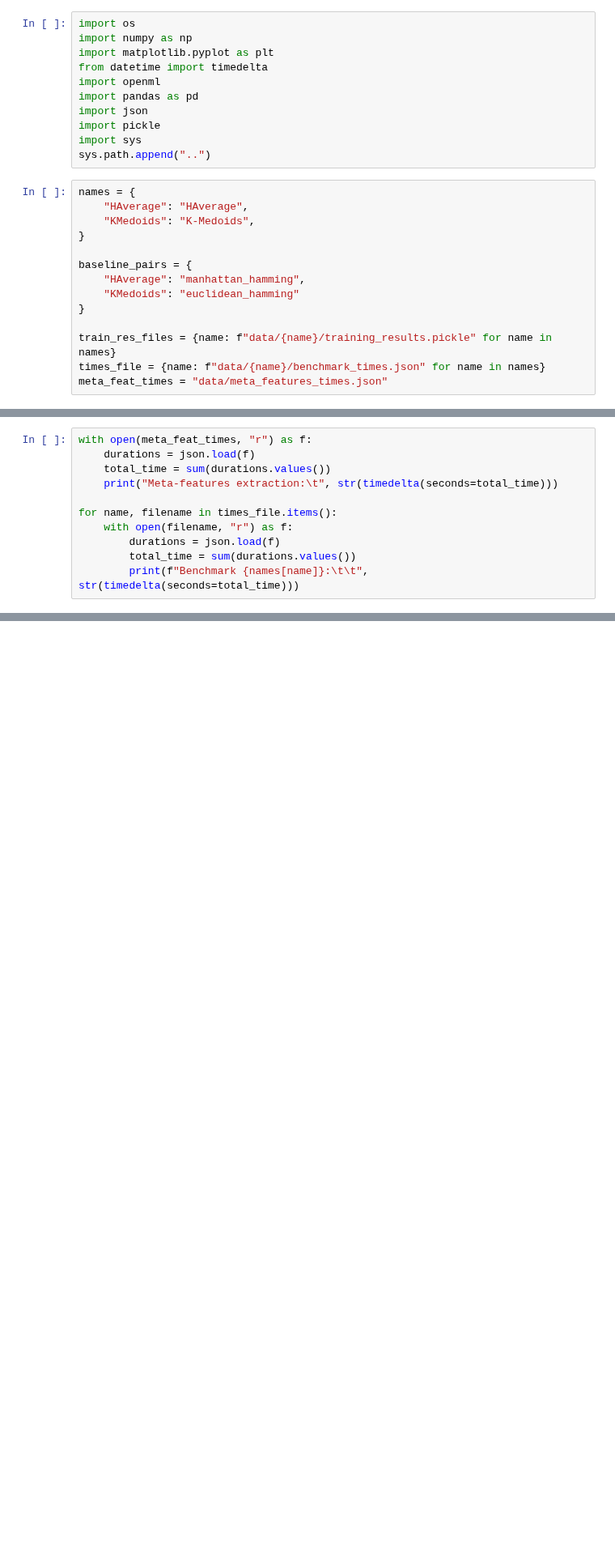
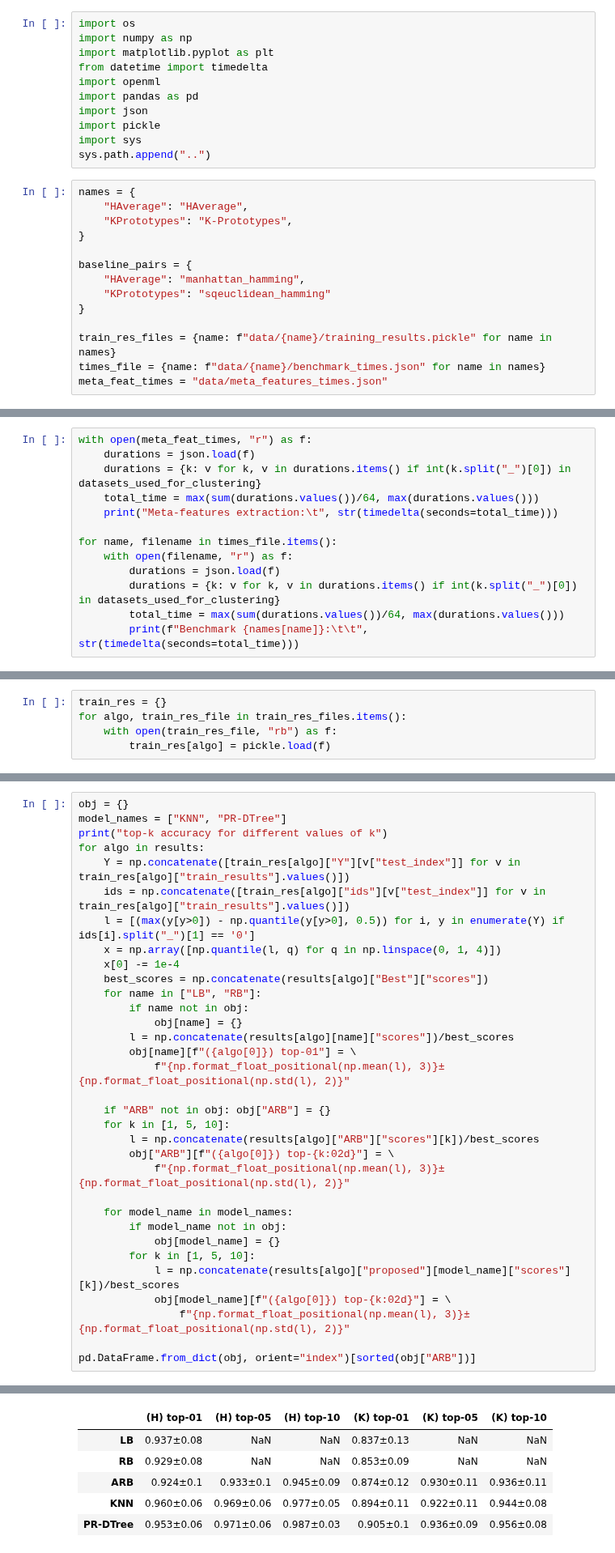
Before and after one commit to AbdoulayeDiop/simrec, a Jupyter notebook: experiments/paper.ipynb, the cells around one changed output, grey strips where cells are left out. Shown at 81% size. Saved outputs shown, nothing was run; the diff lists cells and outputs as text; blank space fills up the shorter version.

```diff
--- a/experiments/paper.ipynb
+++ b/experiments/paper.ipynb
@@ -12,12 +12,12 @@ sys.path.append("..")
 # %%
 names = {
     "HAverage": "HAverage",
-    "KMedoids": "K-Medoids",
+    "KPrototypes": "K-Prototypes",
 }
 
 baseline_pairs = {
     "HAverage": "manhattan_hamming",
-    "KMedoids": "euclidean_hamming"
+    "KPrototypes": "sqeuclidean_hamming"
 }
 
 train_res_files = {name: f"data/{name}/training_results.pickle" for name in names}
@@ -56,12 +59,14 @@ Description of selected data sets:
 # %%
 with open(meta_feat_times, "r") as f:
     durations = json.load(f)
-    total_time = sum(durations.values())
+    durations = {k: v for k, v in durations.items() if int(k.split("_")[0]) in datasets_used_for_clustering}
+    total_time = max(sum(durations.values())/64, max(durations.values()))
     print("Meta-features extraction:\t", str(timedelta(seconds=total_time)))
 
 for name, filename in times_file.items():
     with open(filename, "r") as f:
         durations = json.load(f)
-        total_time = sum(durations.values())
+        durations = {k: v for k, v in durations.items() if int(k.split("_")[0]) in datasets_used_for_clustering}
+        total_time = max(sum(durations.values())/64, max(durations.values()))
         print(f"Benchmark {names[name]}:\t\t", str(timedelta(seconds=total_time)))
 # %% [output]
@@ -98,2 +76,7 @@ plt.show()
+# %%
+train_res = {}
+for algo, train_res_file in train_res_files.items():
+    with open(train_res_file, "rb") as f:
+        train_res[algo] = pickle.load(f)
 # %%
 from meta_learners import ndcg
@@ -140,0 +141,34 @@ for algo, t in train_res.items():
+# %%
+obj = {}
+model_names = ["KNN", "PR-DTree"]
+print("top-k accuracy for different values of k")
+for algo in results:
+    Y = np.concatenate([train_res[algo]["Y"][v["test_index"]] for v in train_res[algo]["train_results"].values()])
+    ids = np.concatenate([train_res[algo]["ids"][v["test_index"]] for v in train_res[algo]["train_results"].values()])
+    l = [(max(y[y>0]) - np.quantile(y[y>0], 0.5)) for i, y in enumerate(Y) if ids[i].split("_")[1] == '0']
+    x = np.array([np.quantile(l, q) for q in np.linspace(0, 1, 4)])
+    x[0] -= 1e-4
+    best_scores = np.concatenate(results[algo]["Best"]["scores"])
+    for name in ["LB", "RB"]:
+        if name not in obj:
+            obj[name] = {}
+        l = np.concatenate(results[algo][name]["scores"])/best_scores
+        obj[name][f"({algo[0]}) top-01"] = \
+            f"{np.format_float_positional(np.mean(l), 3)}±{np.format_float_positional(np.std(l), 2)}"
+
+    if "ARB" not in obj: obj["ARB"] = {}
+    for k in [1, 5, 10]:
+        l = np.concatenate(results[algo]["ARB"]["scores"][k])/best_scores
+        obj["ARB"][f"({algo[0]}) top-{k:02d}"] = \
+            f"{np.format_float_positional(np.mean(l), 3)}±{np.format_float_positional(np.std(l), 2)}"
+
+    for model_name in model_names:
+        if model_name not in obj:
+            obj[model_name] = {}
+        for k in [1, 5, 10]:
+            l = np.concatenate(results[algo]["proposed"][model_name]["scores"][k])/best_scores
+            obj[model_name][f"({algo[0]}) top-{k:02d}"] = \
+                f"{np.format_float_positional(np.mean(l), 3)}±{np.format_float_positional(np.std(l), 2)}"
+
+pd.DataFrame.from_dict(obj, orient="index")[sorted(obj["ARB"])]
+# %% [output]
@@ -140,0 +176,6 @@ for algo, t in train_res.items():
+|  | (H) top-01 | (H) top-05 | (H) top-10 | (K) top-01 | (K) top-05 | (K) top-10 |
+| LB | 0.937±0.08 | NaN | NaN | 0.837±0.13 | NaN | NaN |
+| RB | 0.929±0.08 | NaN | NaN | 0.853±0.09 | NaN | NaN |
+| ARB | 0.924±0.1 | 0.933±0.1 | 0.945±0.09 | 0.874±0.12 | 0.930±0.11 | 0.936±0.11 |
+| KNN | 0.960±0.06 | 0.969±0.06 | 0.977±0.05 | 0.894±0.11 | 0.922±0.11 | 0.944±0.08 |
+| PR-DTree | 0.953±0.06 | 0.971±0.06 | 0.987±0.03 | 0.905±0.1 | 0.936±0.09 | 0.956±0.08 |
```
Also changed, not shown: parts of 12 cells of this notebook, 36 other files.
